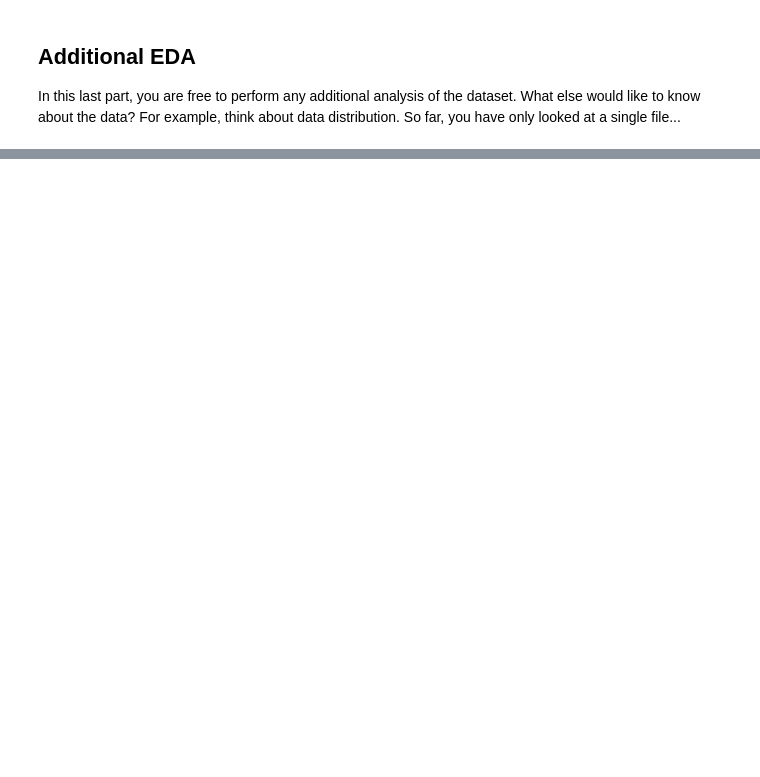
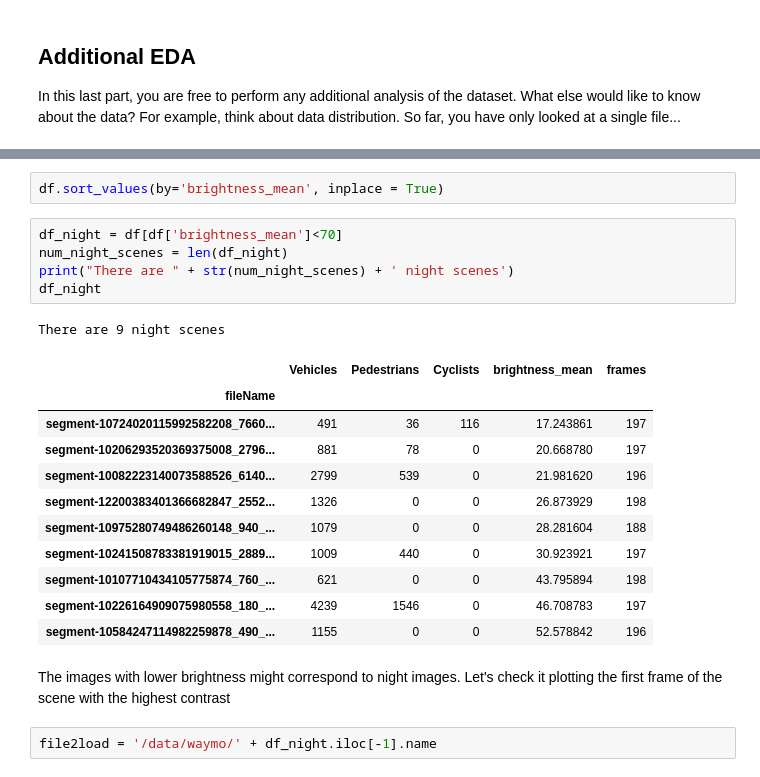
Before and after one commit to amurube/SelfDrivingCarEng, a Jupyter notebook: Project/Exploratory Data Analysis.ipynb, the cells around one changed output, grey strips where cells are left out. Drawn from its saved outputs; the diff is of its cells as text; blank space fills up the shorter version.

```diff
--- a/Project/Exploratory Data Analysis.ipynb
+++ b/Project/Exploratory Data Analysis.ipynb
@@ -168,0 +225,24 @@ veh
+# %%
+df.sort_values(by='brightness_mean', inplace = True)
+# %%
+df_night = df[df['brightness_mean']<70]
+num_night_scenes = len(df_night)
+print("There are " + str(num_night_scenes) + ' night scenes')
+df_night
+# %% [output]
+There are 9 night scenes
+|  | Vehicles | Pedestrians | Cyclists | brightness_mean | frames |
+| fileName |  |  |  |  |  |
+| segment-10724020115992582208_7660... | 491 | 36 | 116 | 17.243861 | 197 |
+| segment-10206293520369375008_2796... | 881 | 78 | 0 | 20.668780 | 197 |
+| segment-10082223140073588526_6140... | 2799 | 539 | 0 | 21.981620 | 196 |
+| segment-12200383401366682847_2552... | 1326 | 0 | 0 | 26.873929 | 198 |
+| segment-10975280749486260148_940_... | 1079 | 0 | 0 | 28.281604 | 188 |
+| segment-10241508783381919015_2889... | 1009 | 440 | 0 | 30.923921 | 197 |
+| segment-10107710434105775874_760_... | 621 | 0 | 0 | 43.795894 | 198 |
+| segment-10226164909075980558_180_... | 4239 | 1546 | 0 | 46.708783 | 197 |
+| segment-10584247114982259878_490_... | 1155 | 0 | 0 | 52.578842 | 196 |
+# %% [markdown]
+The images with lower brightness might correspond to night images. Let's check it plotting the first frame of the scene with the highest contrast
+# %%
+file2load = '/data/waymo/' + df_night.iloc[-1].name
```
Also changed, not shown: parts of 36 cells of this notebook.
